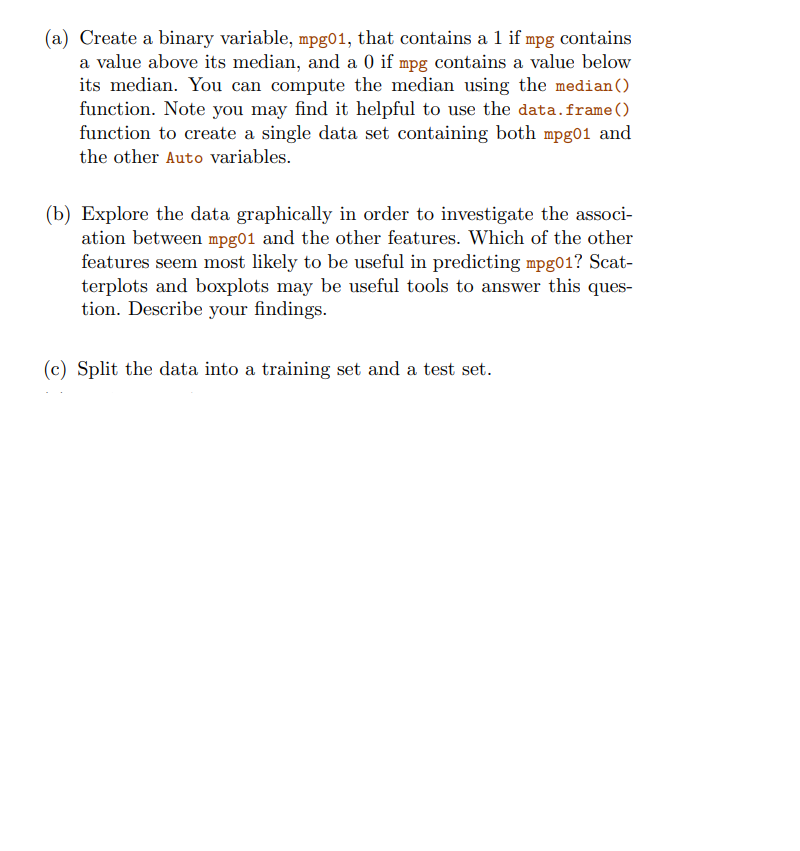
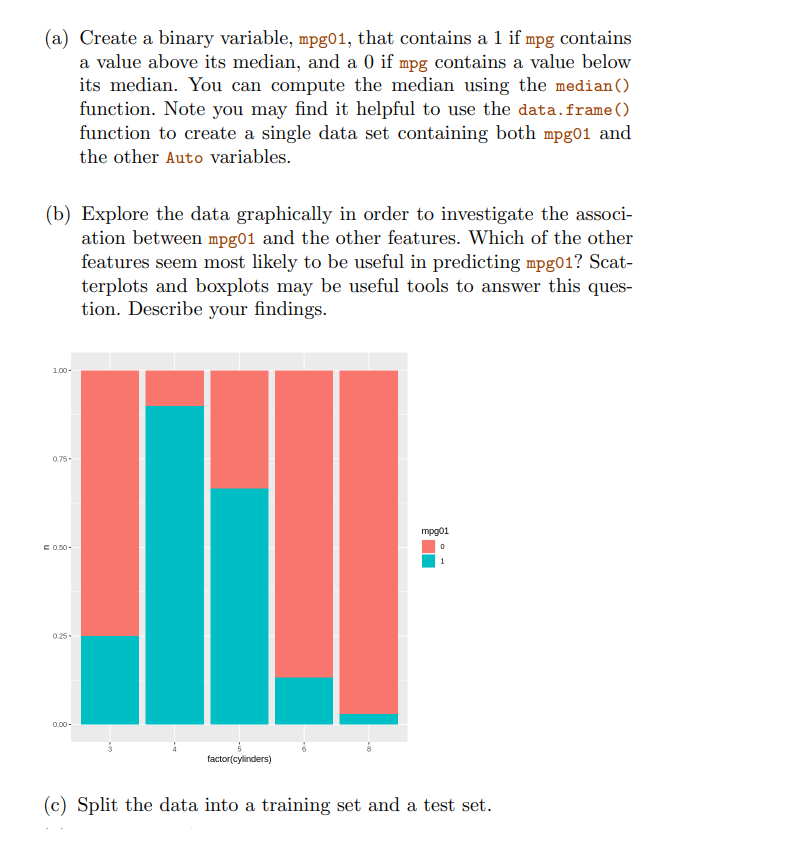
Before and after one commit to rrdepaula/Data_Science, a Jupyter notebook: Applied_Exercises_Ch_4_ISLR2_Ramon_de_Paula.ipynb, the cells around one changed output. Saved outputs shown, nothing was run; the diff lists cells and outputs as text; code cells hidden in the pictures; blank space fills up the shorter version.

```diff
--- a/Applied_Exercises_Ch_4_ISLR2_Ramon_de_Paula.ipynb
+++ b/Applied_Exercises_Ch_4_ISLR2_Ramon_de_Paula.ipynb
@@ -35,8 +691,19 @@ x
 ![image.png](embedded-picture-1)
 # %% [markdown]
 ![image.png](embedded-picture-1)
+# %%
+Auto <- Auto %>%
+  mutate(mpg01 = factor(ifelse(mpg > median(mpg),
+                               1, 0)))
 # %% [markdown]
 ![image.png](embedded-picture-1)
+# %%
+Auto %>%
+  count(cylinders, mpg01) %>%
+  ggplot(aes(factor(cylinders), n, fill = mpg01)) +
+  geom_col(position = position_fill())
+# %% [output]
+[figure, added]
 # %% [markdown]
 ![image.png](embedded-picture-1)
 # %% [markdown]
```
Also changed, not shown: parts of 52 cells of this notebook.
